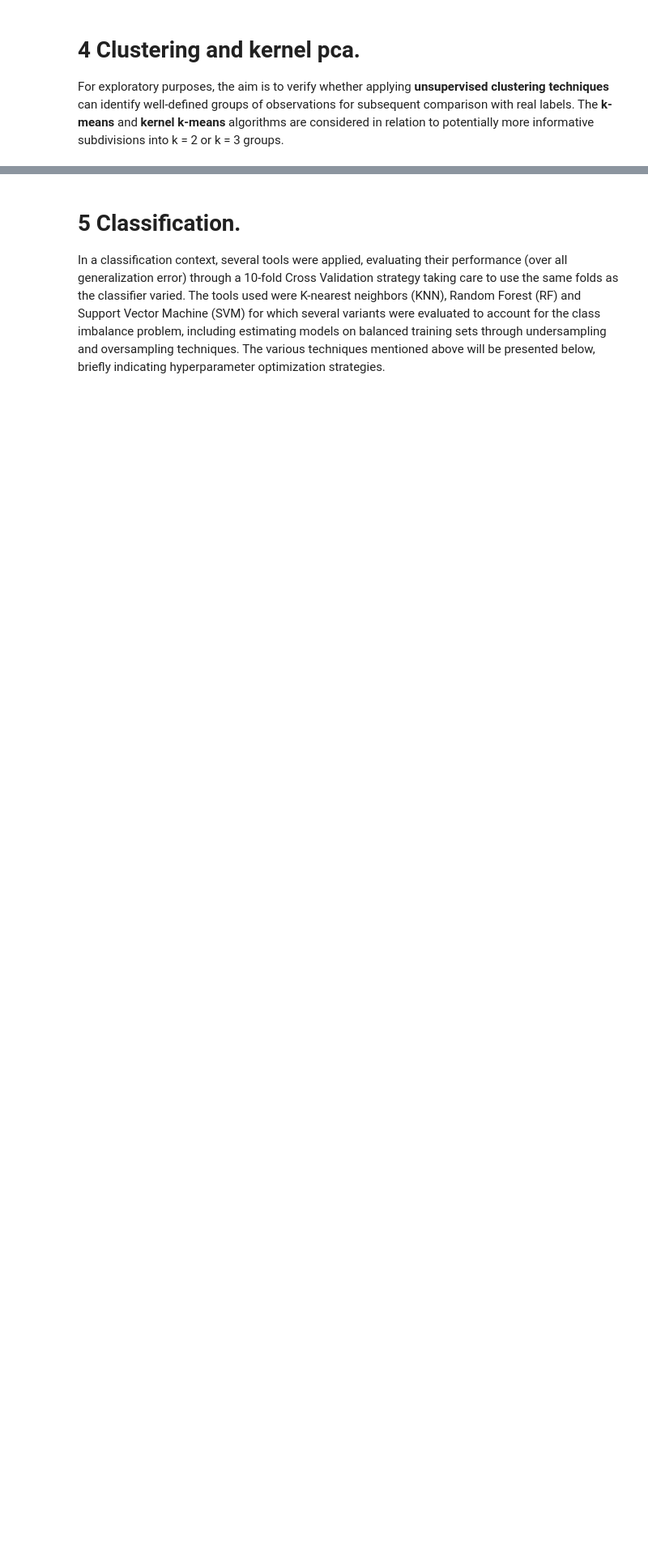
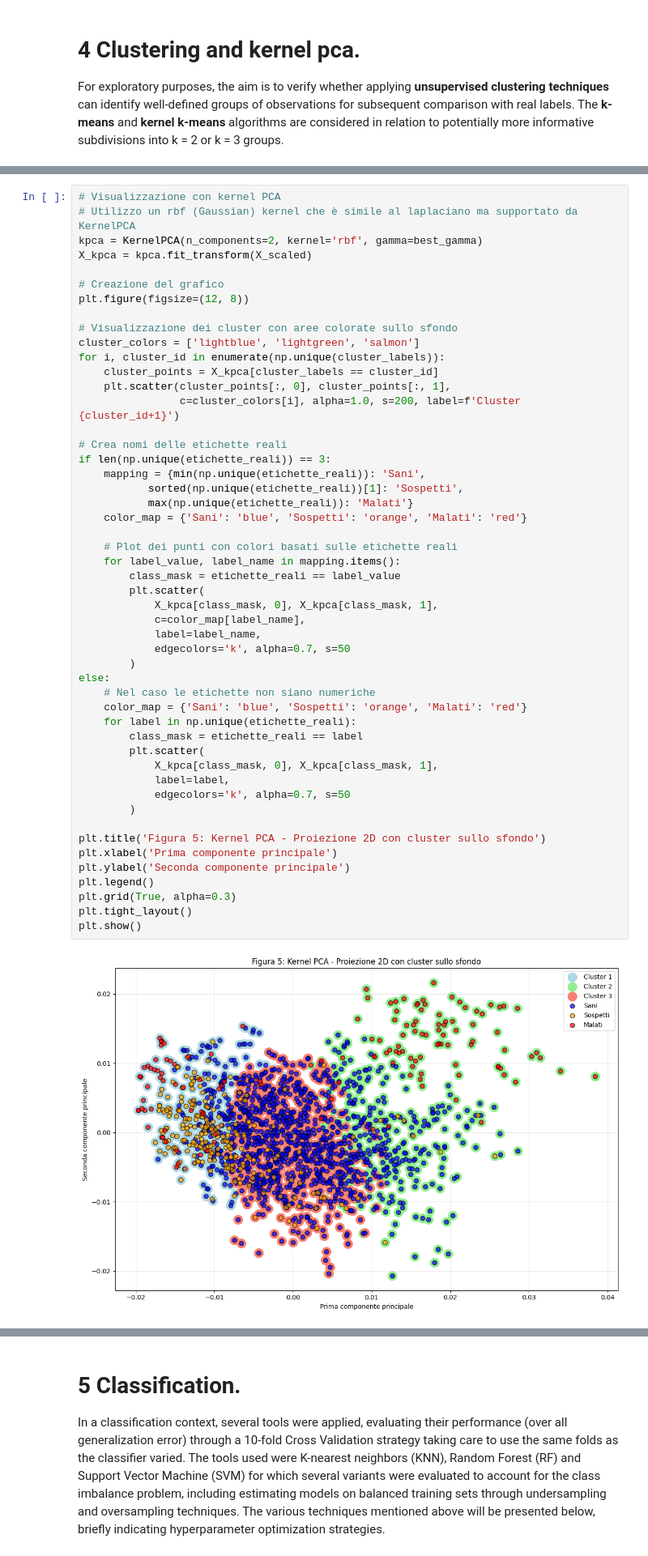
Before and after one commit to lorenzodefeo/Evaluating-Fetal-Well-being-Machine-Learning-Models-for-Cardiotocography-Analysis-and-Prediction, a Jupyter notebook: FINAL.ipynb, the cells around one changed output, grey strips where cells are left out. Shown at 81% size. Drawn from its saved outputs; the diff is of its cells as text; blank space fills up the shorter version.

```diff
--- a/FINAL.ipynb
+++ b/FINAL.ipynb
@@ -463,0 +530,52 @@ plt.show()
+# %%
+# Visualizzazione con kernel PCA
+# Utilizzo un rbf (Gaussian) kernel che è simile al laplaciano ma supportato da KernelPCA
+kpca = KernelPCA(n_components=2, kernel='rbf', gamma=best_gamma)
+X_kpca = kpca.fit_transform(X_scaled)
+
+# Creazione del grafico
+plt.figure(figsize=(12, 8))
+
+# Visualizzazione dei cluster con aree colorate sullo sfondo
+cluster_colors = ['lightblue', 'lightgreen', 'salmon']
+for i, cluster_id in enumerate(np.unique(cluster_labels)):
+    cluster_points = X_kpca[cluster_labels == cluster_id]
+    plt.scatter(cluster_points[:, 0], cluster_points[:, 1],
+                c=cluster_colors[i], alpha=1.0, s=200, label=f'Cluster {cluster_id+1}')
+
+# Crea nomi delle etichette reali
+if len(np.unique(etichette_reali)) == 3:
+    mapping = {min(np.unique(etichette_reali)): 'Sani',
+           sorted(np.unique(etichette_reali))[1]: 'Sospetti',
+           max(np.unique(etichette_reali)): 'Malati'}
+    color_map = {'Sani': 'blue', 'Sospetti': 'orange', 'Malati': 'red'}
+
+    # Plot dei punti con colori basati sulle etichette reali
+    for label_value, label_name in mapping.items():
+        class_mask = etichette_reali == label_value
+        plt.scatter(
+            X_kpca[class_mask, 0], X_kpca[class_mask, 1],
+            c=color_map[label_name],
+            label=label_name,
+            edgecolors='k', alpha=0.7, s=50
+        )
+else:
+    # Nel caso le etichette non siano numeriche
+    color_map = {'Sani': 'blue', 'Sospetti': 'orange', 'Malati': 'red'}
+    for label in np.unique(etichette_reali):
+        class_mask = etichette_reali == label
+        plt.scatter(
+            X_kpca[class_mask, 0], X_kpca[class_mask, 1],
+            label=label,
+            edgecolors='k', alpha=0.7, s=50
+        )
+
+plt.title('Figura 5: Kernel PCA - Proiezione 2D con cluster sullo sfondo')
+plt.xlabel('Prima componente principale')
+plt.ylabel('Seconda componente principale')
+plt.legend()
+plt.grid(True, alpha=0.3)
+plt.tight_layout()
+plt.show()
+# %% [output]
+[figure, added]
```
Also changed, not shown: parts of 58 cells of this notebook, 1 other file.
